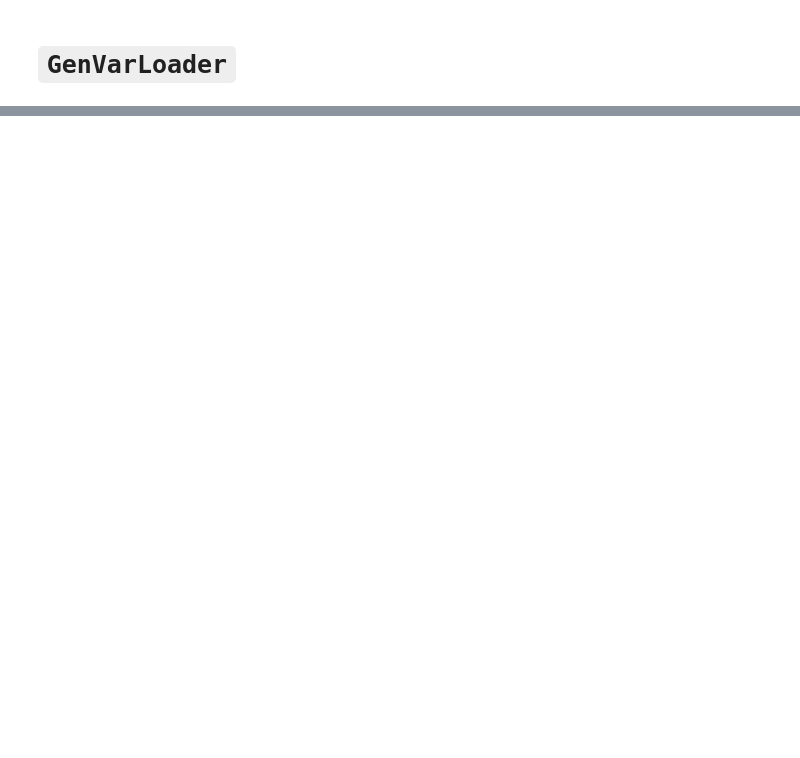
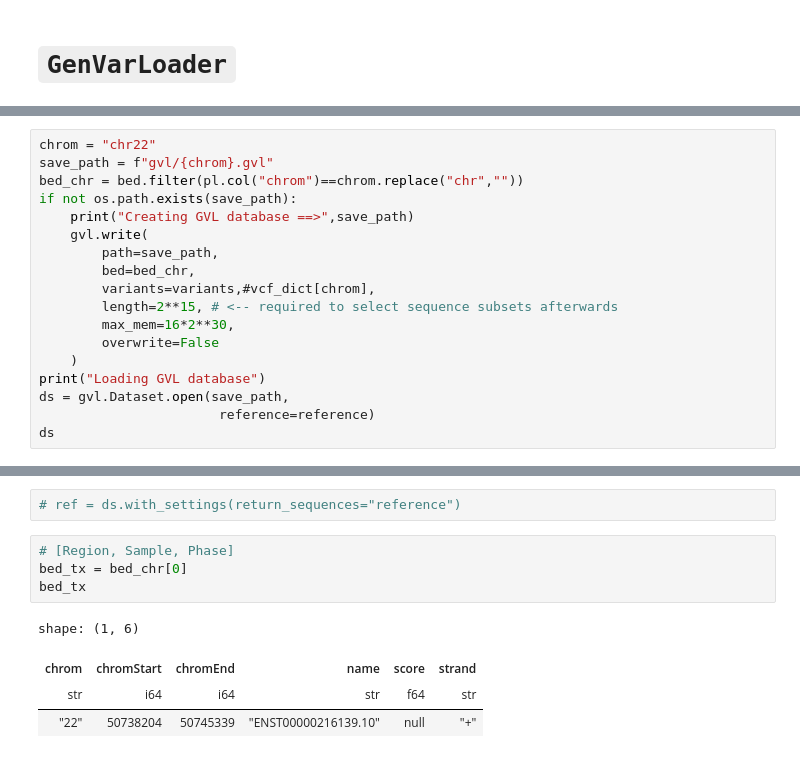
Before and after one commit to bschilder/VEP_protein, a Jupyter notebook: code/GVL.ipynb, the cells around one changed output, grey strips where cells are left out. Saved outputs shown, nothing was run; the diff lists cells and outputs as text; blank space fills up the shorter version.

```diff
--- a/code/GVL.ipynb
+++ b/code/GVL.ipynb
@@ -54,0 +89,18 @@ Has tracks: []
+# %%
+chrom = "chr22"
+save_path = f"gvl/{chrom}.gvl"
+bed_chr = bed.filter(pl.col("chrom")==chrom.replace("chr",""))
+if not os.path.exists(save_path):
+    print("Creating GVL database ==>",save_path)
+    gvl.write(
+        path=save_path,
+        bed=bed_chr,
+        variants=variants,#vcf_dict[chrom],
+        length=2**15, # <-- required to select sequence subsets afterwards
+        max_mem=16*2**30,
+        overwrite=False
+    )
+print("Loading GVL database")
+ds = gvl.Dataset.open(save_path,
+                       reference=reference)
+ds
@@ -54,0 +117,11 @@ Has tracks: []
+# %%
+# ref = ds.with_settings(return_sequences="reference")
+# %%
+# [Region, Sample, Phase]
+bed_tx = bed_chr[0]
+bed_tx
+# %% [output]
+shape: (1, 6)
+| chrom | chromStart | chromEnd | name | score | strand |
+| str | i64 | i64 | str | f64 | str |
+| "22" | 50738204 | 50745339 | "ENST00000216139.10" | null | "+" |
```
Also changed, not shown: parts of 30 cells of this notebook, 8 other files.
